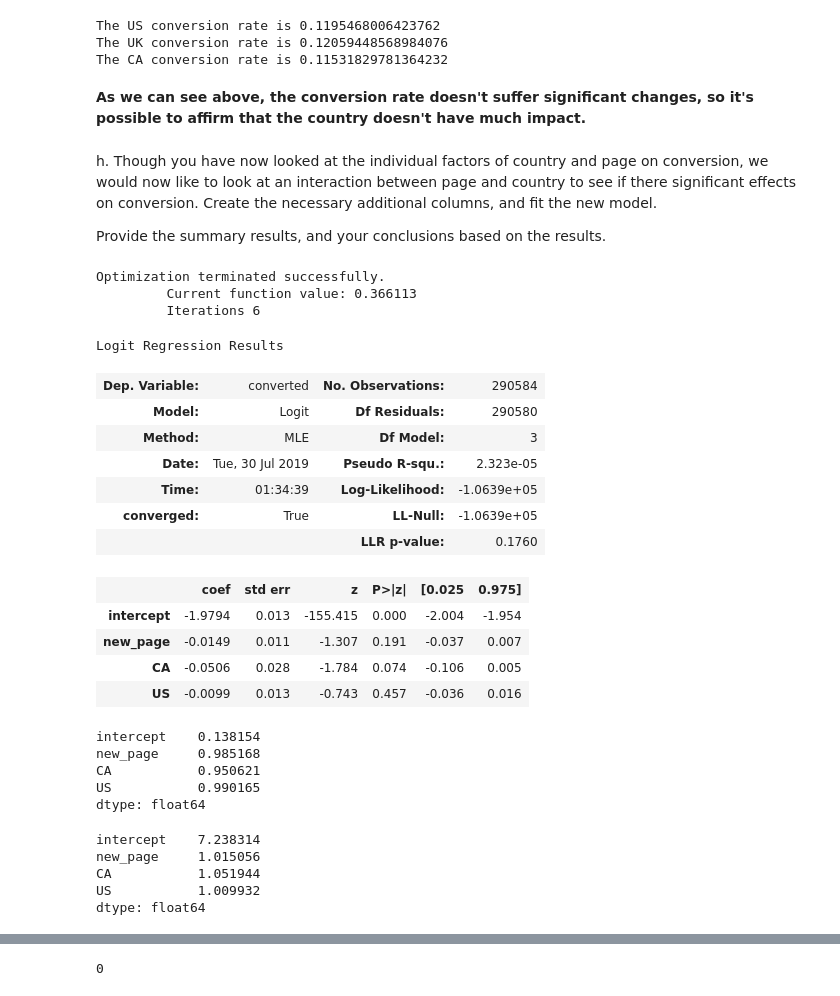
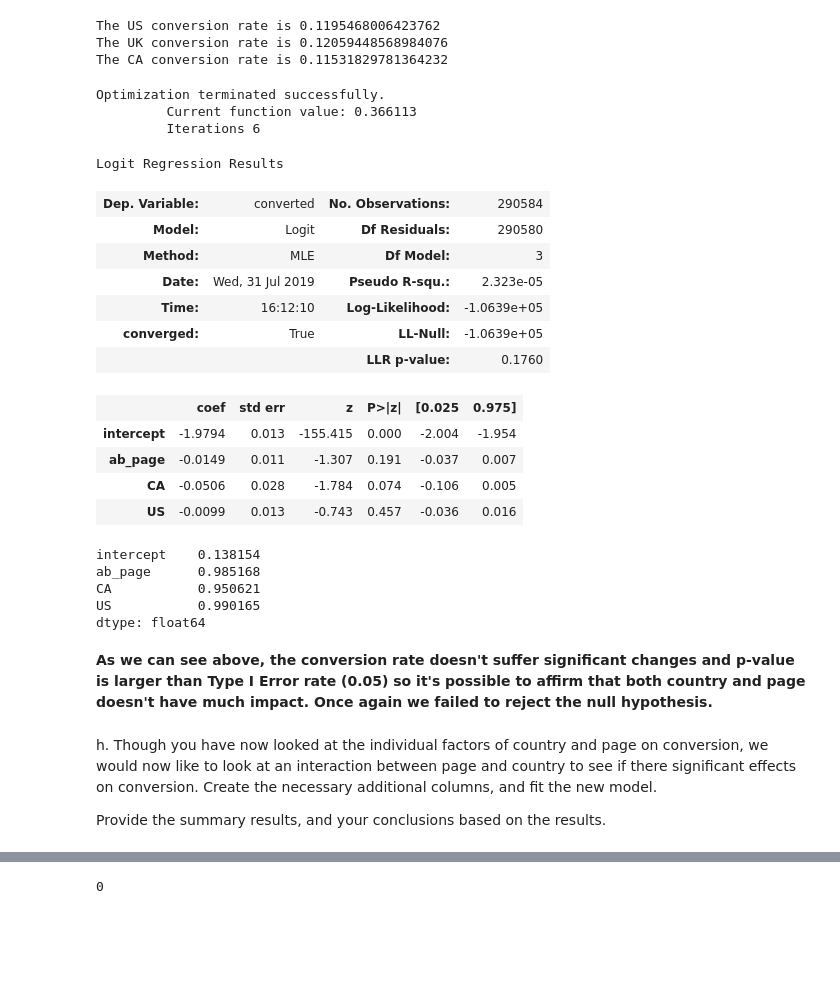
Before and after one commit to naomisn/Analyze-A-B-test, a Jupyter notebook: Analyze_ab_test_results_notebook.ipynb, the cells around one changed output, grey strips where cells are left out. Cells and saved outputs as stored; diff of their text form; code cells hidden in the pictures; blank space fills up the shorter version.

```diff
--- a/Analyze_ab_test_results_notebook.ipynb
+++ b/Analyze_ab_test_results_notebook.ipynb
@@ -519,49 +527,39 @@ print('The CA conversion rate is {}'.format(convert_CA))
 The US conversion rate is 0.1195468006423762
 The UK conversion rate is 0.12059448568984076
 The CA conversion rate is 0.11531829781364232
+# %%
+#Logistic Regression point of view
+new_log = sm.Logit(df3['converted'], df3[['intercept','ab_page', 'CA','US']])
+result1 = new_log.fit()
+result1.summary()
+# %% [output]
+Optimization terminated successfully.
+         Current function value: 0.366113
+         Iterations 6
+Logit Regression Results
+| Dep. Variable: | converted | No. Observations: | 290584 |
+| Model: | Logit | Df Residuals: | 290580 |
+| Method: | MLE | Df Model: | 3 |
+| Date: | Wed, 31 Jul 2019 | Pseudo R-squ.: | 2.323e-05 |
+| Time: | 16:12:10 | Log-Likelihood: | -1.0639e+05 |
+| converged: | True | LL-Null: | -1.0639e+05 |
+|  |  | LLR p-value: | 0.1760 |
+|  | coef | std err | z | P>|z| | [0.025 | 0.975] |
+| intercept | -1.9794 | 0.013 | -155.415 | 0.000 | -2.004 | -1.954 |
+| ab_page | -0.0149 | 0.011 | -1.307 | 0.191 | -0.037 | 0.007 |
+| CA | -0.0506 | 0.028 | -1.784 | 0.074 | -0.106 | 0.005 |
+| US | -0.0099 | 0.013 | -0.743 | 0.457 | -0.036 | 0.016 |
+# %%
+np.exp(result1.params)
+# %% [output]
+intercept    0.138154
+ab_page      0.985168
+CA           0.950621
+US           0.990165
+dtype: float64
 # %% [markdown]
-**As we can see above, the conversion rate doesn't suffer significant changes, so it's possible to affirm that the country doesn't have much impact.**
+**As we can see above, the conversion rate doesn't suffer significant changes and p-value is larger than Type I Error rate (0.05) so it's possible to affirm that both country and page doesn't have much impact. Once again we failed to reject the null hypothesis.**
 # %% [markdown]
 h. Though you have now looked at the individual factors of country and page on conversion, we would now like to look at an interaction between page and country to see if there significant effects on conversion.  Create the necessary additional columns, and fit the new model.
 
 Provide the summary results, and your conclusions based on the results.
-# %%
-#First of all, the features that will be on my model are 'new_page','CA','US' and our response variable "converted"
-#For this model I'll be dropping the dummies variables: 'old_page' and 'UK' (Which i'll be my baseline)
-
-logit_mod2 = sm.Logit(df3['converted'], df3[['intercept','new_page','CA','US']])
-result2 = logit_mod2.fit()
-result2.summary()
-# %% [output]
-Optimization terminated successfully.
-         Current function value: 0.366113
-         Iterations 6
-Logit Regression Results
-| Dep. Variable: | converted | No. Observations: | 290584 |
-| Model: | Logit | Df Residuals: | 290580 |
-| Method: | MLE | Df Model: | 3 |
-| Date: | Tue, 30 Jul 2019 | Pseudo R-squ.: | 2.323e-05 |
-| Time: | 01:34:39 | Log-Likelihood: | -1.0639e+05 |
-| converged: | True | LL-Null: | -1.0639e+05 |
-|  |  | LLR p-value: | 0.1760 |
-|  | coef | std err | z | P>|z| | [0.025 | 0.975] |
-| intercept | -1.9794 | 0.013 | -155.415 | 0.000 | -2.004 | -1.954 |
-| new_page | -0.0149 | 0.011 | -1.307 | 0.191 | -0.037 | 0.007 |
-| CA | -0.0506 | 0.028 | -1.784 | 0.074 | -0.106 | 0.005 |
-| US | -0.0099 | 0.013 | -0.743 | 0.457 | -0.036 | 0.016 |
-# %%
-np.exp(result2.params)
-# %% [output]
-intercept    0.138154
-new_page     0.985168
-CA           0.950621
-US           0.990165
-dtype: float64
-# %%
-1/np.exp(result2.params)
-# %% [output]
-intercept    7.238314
-new_page     1.015056
-CA           1.051944
-US           1.009932
-dtype: float64
```
Also changed, not shown: parts of 20 cells of this notebook.
